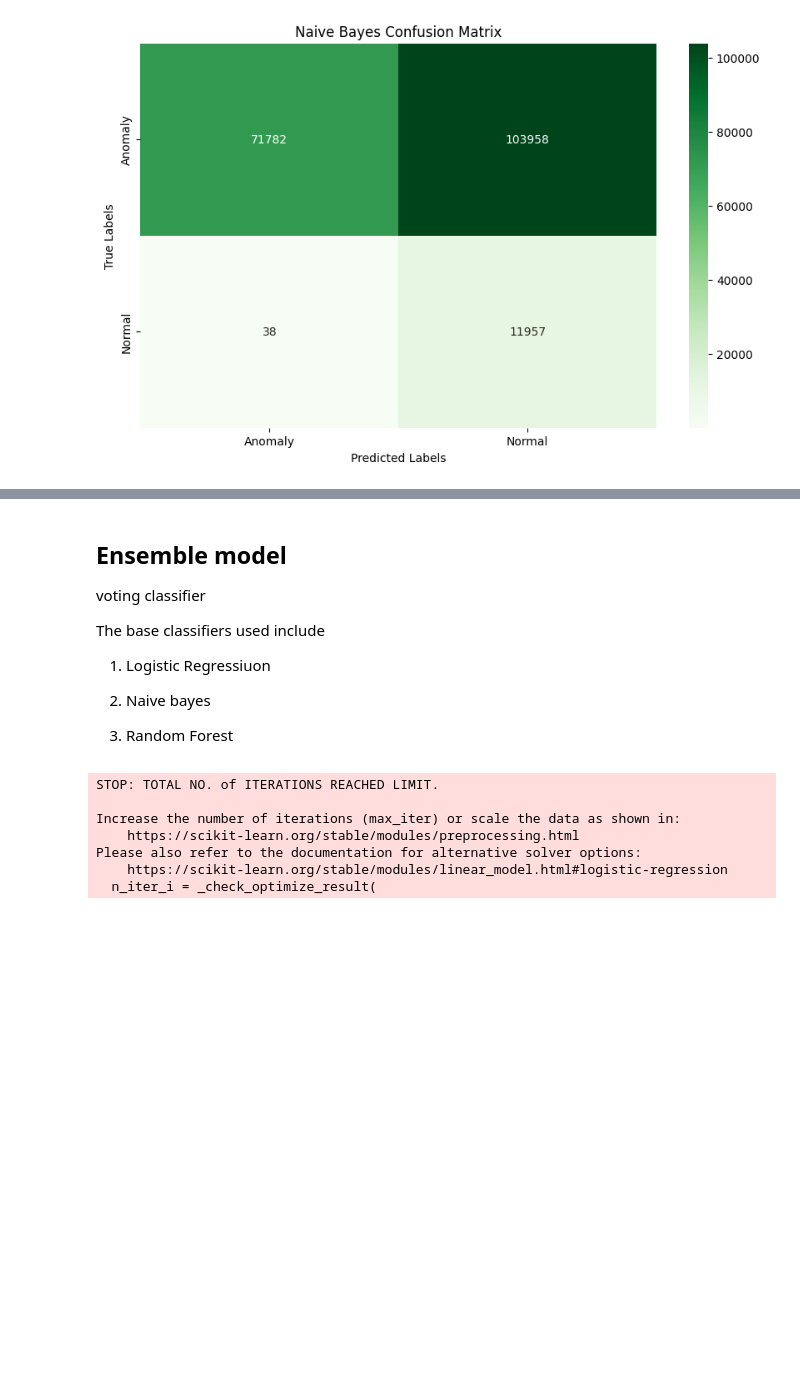
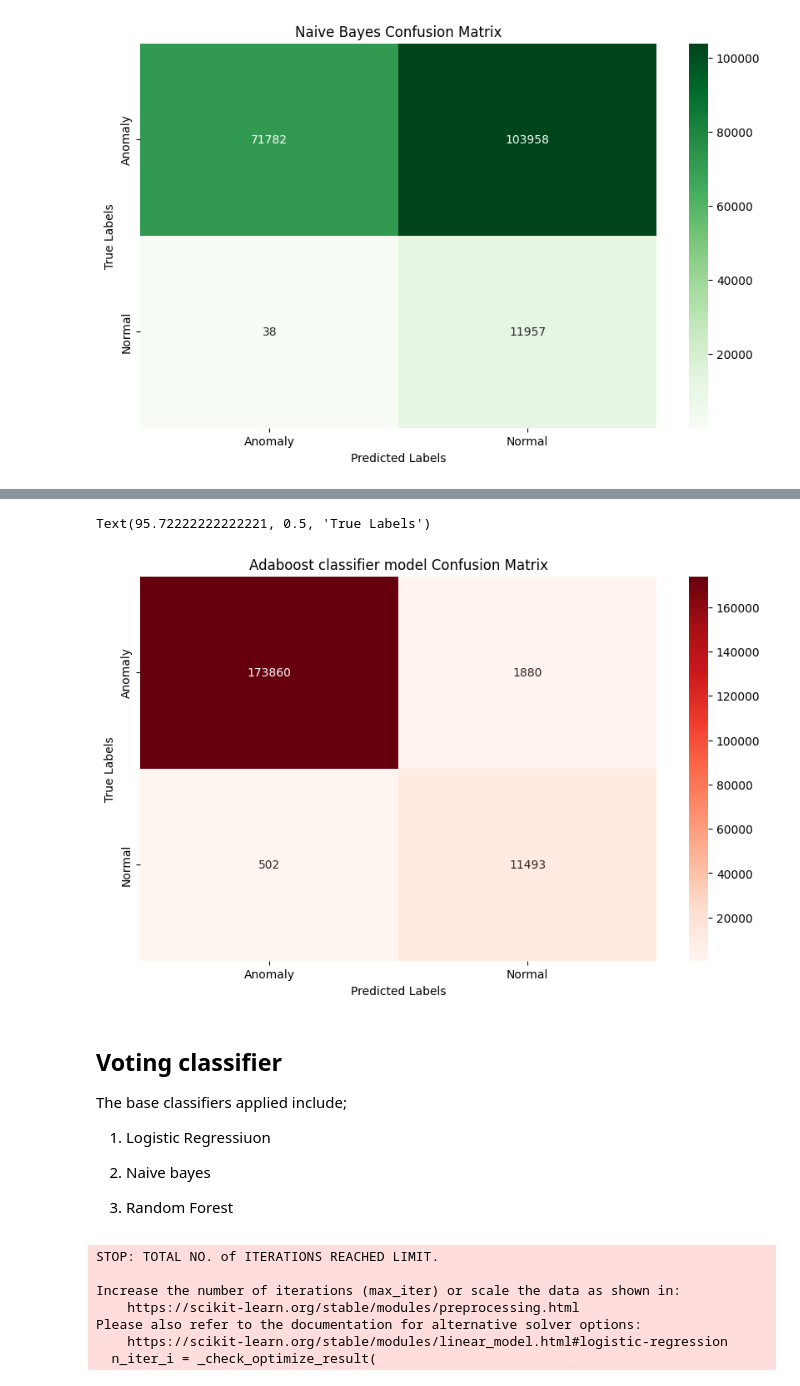
Before and after one commit to nonyeashley/Network-Intrusion-Detection-Using-Ensemble-Method-, a Jupyter notebook: Network_Intrusion.ipynb, the cells around one changed output, grey strips where cells are left out. Drawn from its saved outputs; the diff is of its cells as text; code cells hidden in the pictures; blank space fills up the shorter version.

Commit message:
Created using Colab
I applied ADA boost as a single classifier

```diff
--- a/Network_Intrusion.ipynb
+++ b/Network_Intrusion.ipynb
@@ -587,0 +596,9 @@ Text(95.72222222222221, 0.5, 'True Labels')
+# %%
+ada=AdaBoostClassifier()
+ada.fit(X_train_resampled,y_train_resampled)
+
+y_pred_ada = ada.predict(X_test)
+## evaluate the model
+accuracy_ada= accuracy_score(y_test, y_pred_ada)
+confusion_matrix_ada= confusion_matrix(y_test,y_pred_ada)
+classification_report_ada= classification_report(y_test,y_pred_ada)
@@ -588,10 +626,19 @@ Text(95.72222222222221, 0.5, 'True Labels')
+# %%
+plt.figure(figsize=(10,6))
+sns.heatmap(confusion_matrix_ada, annot=True, fmt='d', cmap='Reds',xticklabels=['Anomaly','Normal'], yticklabels=['Anomaly','Normal'])
+plt.title('Adaboost classifier model Confusion Matrix')
+plt.xlabel('Predicted Labels')
+plt.ylabel('True Labels')
+# %% [output]
+Text(95.72222222222221, 0.5, 'True Labels')
+[figure, added]
 # %% [markdown]
-## Ensemble model
- voting classifier
+## Voting classifier
 
- The base classifiers used include
 
- 1. Logistic Regressiuon
+ The base classifiers applied include;
+
+  1. Logistic Regressiuon
 
   2. Naive bayes
 
```
Also changed, not shown: parts of 15 cells of this notebook.
